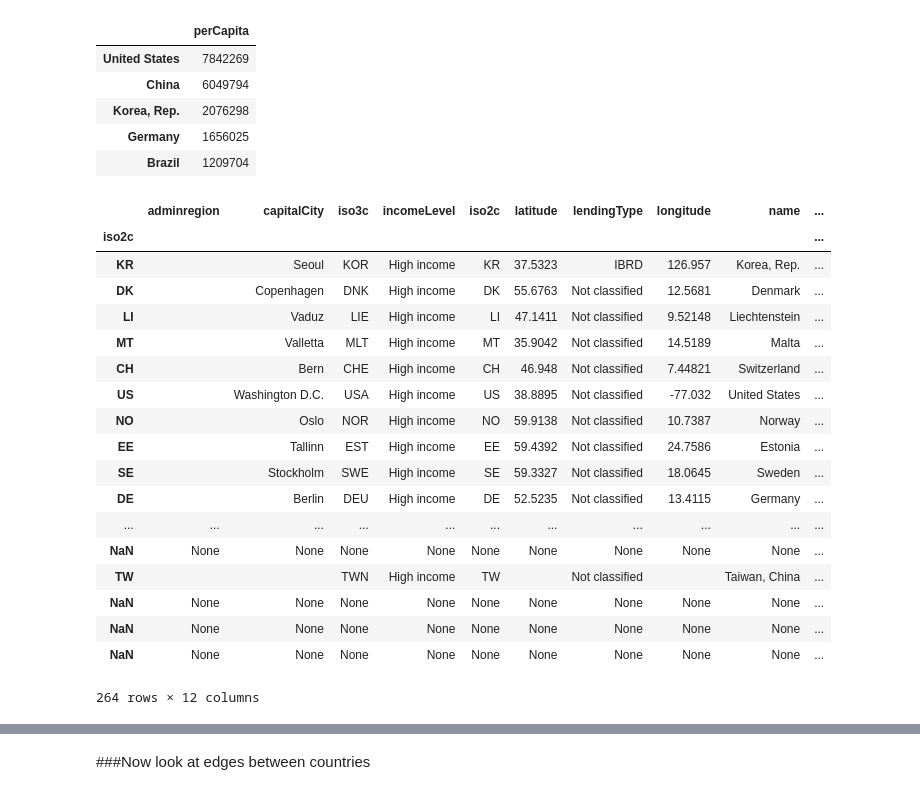
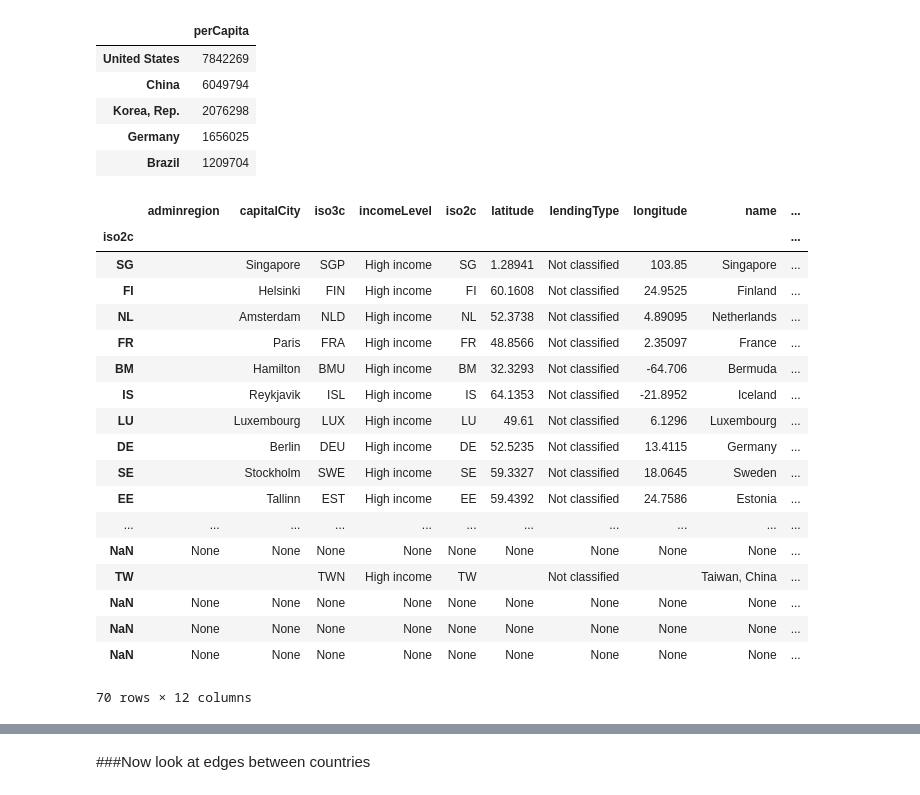
Before and after one commit to alexrutherford/caida, a Jupyter notebook: parse_as_geo.ipynb, the cells around one changed output, grey strips where cells are left out. Cells and saved outputs as stored; diff of their text form; code cells hidden in the pictures.

```diff
--- a/parse_as_geo.ipynb
+++ b/parse_as_geo.ipynb
@@ -240,22 +244,24 @@ perCapitaDf.perCapita=perCapitaDf.perCapita/perCapitaDf['pop']
 # %%
-perCapitaDf.sort(columns='perCapita',ascending=False)
+perCapitaDf.sort(columns='perCapita',ascending=True,inplace=True)
-# %% [output]
-|  | adminregion | capitalCity | iso3c | incomeLevel | iso2c | latitude | lendingType | longitude | name | ... |
-| iso2c |  |  |  |  |  |  |  |  |  | ... |
-| KR |  | Seoul | KOR | High income | KR | 37.5323 | IBRD | 126.957 | Korea, Rep. | ... |
-| DK |  | Copenhagen | DNK | High income | DK | 55.6763 | Not classified | 12.5681 | Denmark | ... |
-| LI |  | Vaduz | LIE | High income | LI | 47.1411 | Not classified | 9.52148 | Liechtenstein | ... |
-| MT |  | Valletta | MLT | High income | MT | 35.9042 | Not classified | 14.5189 | Malta | ... |
-| CH |  | Bern | CHE | High income | CH | 46.948 | Not classified | 7.44821 | Switzerland | ... |
-| US |  | Washington D.C. | USA | High income | US | 38.8895 | Not classified | -77.032 | United States | ... |
-| NO |  | Oslo | NOR | High income | NO | 59.9138 | Not classified | 10.7387 | Norway | ... |
-| EE |  | Tallinn | EST | High income | EE | 59.4392 | Not classified | 24.7586 | Estonia | ... |
-| SE |  | Stockholm | SWE | High income | SE | 59.3327 | Not classified | 18.0645 | Sweden | ... |
-| DE |  | Berlin | DEU | High income | DE | 52.5235 | Not classified | 13.4115 | Germany | ... |
-| ... | ... | ... | ... | ... | ... | ... | ... | ... | ... | ... |
-| NaN | None | None | None | None | None | None | None | None | None | ... |
-| TW |  |  | TWN | High income | TW |  | Not classified |  | Taiwan, China | ... |
-| NaN | None | None | None | None | None | None | None | None | None | ... |
-| NaN | None | None | None | None | None | None | None | None | None | ... |
-| NaN | None | None | None | None | None | None | None | None | None | ... |
-264 rows × 12 columns
+# %%
+perCapitaDf.iloc[-70:]
+# %% [output]
+|  | adminregion | capitalCity | iso3c | incomeLevel | iso2c | latitude | lendingType | longitude | name | ... |
+| iso2c |  |  |  |  |  |  |  |  |  | ... |
+| SG |  | Singapore | SGP | High income | SG | 1.28941 | Not classified | 103.85 | Singapore | ... |
+| FI |  | Helsinki | FIN | High income | FI | 60.1608 | Not classified | 24.9525 | Finland | ... |
+| NL |  | Amsterdam | NLD | High income | NL | 52.3738 | Not classified | 4.89095 | Netherlands | ... |
+| FR |  | Paris | FRA | High income | FR | 48.8566 | Not classified | 2.35097 | France | ... |
+| BM |  | Hamilton | BMU | High income | BM | 32.3293 | Not classified | -64.706 | Bermuda | ... |
+| IS |  | Reykjavik | ISL | High income | IS | 64.1353 | Not classified | -21.8952 | Iceland | ... |
+| LU |  | Luxembourg | LUX | High income | LU | 49.61 | Not classified | 6.1296 | Luxembourg | ... |
+| DE |  | Berlin | DEU | High income | DE | 52.5235 | Not classified | 13.4115 | Germany | ... |
+| SE |  | Stockholm | SWE | High income | SE | 59.3327 | Not classified | 18.0645 | Sweden | ... |
+| EE |  | Tallinn | EST | High income | EE | 59.4392 | Not classified | 24.7586 | Estonia | ... |
+| ... | ... | ... | ... | ... | ... | ... | ... | ... | ... | ... |
+| NaN | None | None | None | None | None | None | None | None | None | ... |
+| TW |  |  | TWN | High income | TW |  | Not classified |  | Taiwan, China | ... |
+| NaN | None | None | None | None | None | None | None | None | None | ... |
+| NaN | None | None | None | None | None | None | None | None | None | ... |
+| NaN | None | None | None | None | None | None | None | None | None | ... |
+70 rows × 12 columns
```
Also changed, not shown: parts of 13 cells of this notebook.
